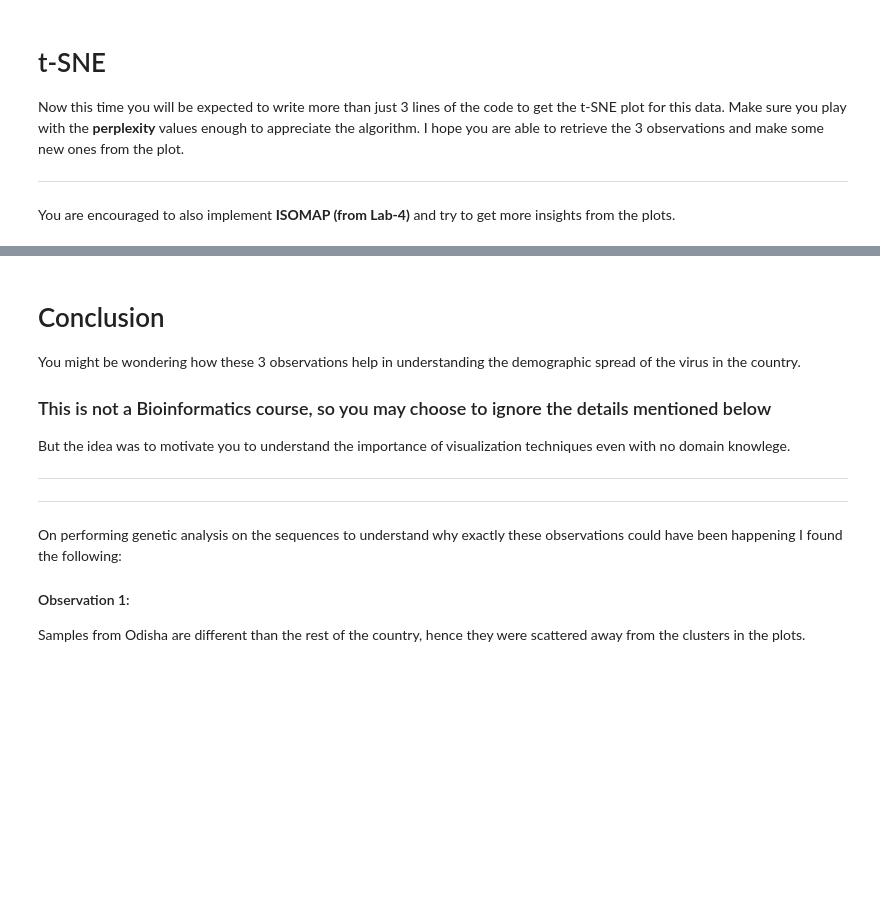
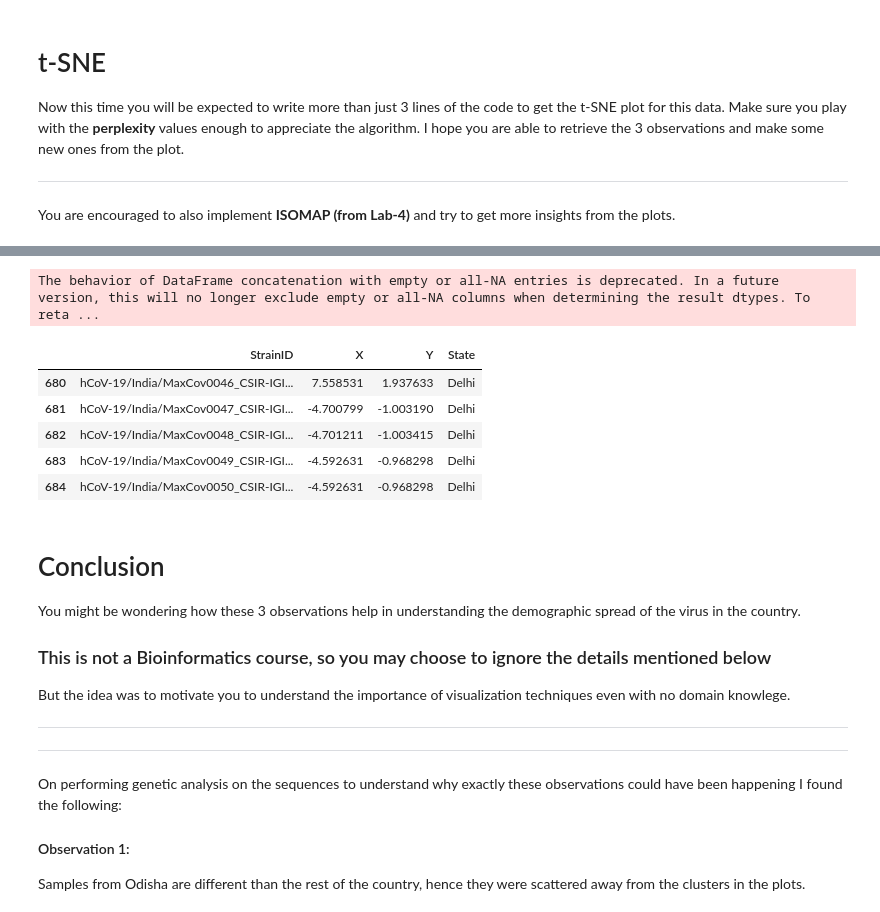
Before and after one commit to siddhu1716/IIIT_Hyderabad_AIML, a Jupyter notebook: AIML_Project_Module_2.ipynb, the cells around one changed output, grey strips where cells are left out. Cells and saved outputs as stored; diff of their text form; code cells hidden in the pictures; blank space fills up the shorter version.

```diff
--- a/AIML_Project_Module_2.ipynb
+++ b/AIML_Project_Module_2.ipynb
@@ -505,0 +567,4 @@ You are encouraged to also implement **ISOMAP (from Lab-4)** and try to get more
+# %%
+from sklearn.manifold import Isomap
+isomap = Isomap(n_components=2, n_neighbors=5)
+isomap_data = isomap.fit_transform(df)
@@ -505,0 +582,26 @@ You are encouraged to also implement **ISOMAP (from Lab-4)** and try to get more
+# %%
+final_df = pd.DataFrame(columns=["StrainID", "X", "Y", "State"])
+pca_df = pd.DataFrame(pca_data, index=[*sequences_name], columns = labels_all)
+
+i = 0
+for sample in pca_df.index:
+
+    dicti = dict()
+
+    dicti["StrainID"] = sample
+    dicti["X"] = isomap_data[i][0]
+    dicti["Y"] = isomap_data[i][1]
+    dicti["State"] = data[data["StrainID"]==sample]["State"].tolist()[0]
+
+    final_df = pd.concat([final_df, pd.DataFrame([dicti])], ignore_index=True)
+    i+=1
+
+final_df.tail()
+# %% [output]
+The behavior of DataFrame concatenation with empty or all-NA entries is deprecated. In a future version, this will no longer exclude empty or all-NA columns when determining the result dtypes. To reta ...
+|  | StrainID | X | Y | State |
+| 680 | hCoV-19/India/MaxCov0046_CSIR-IGI... | 7.558531 | 1.937633 | Delhi |
+| 681 | hCoV-19/India/MaxCov0047_CSIR-IGI... | -4.700799 | -1.003190 | Delhi |
+| 682 | hCoV-19/India/MaxCov0048_CSIR-IGI... | -4.701211 | -1.003415 | Delhi |
+| 683 | hCoV-19/India/MaxCov0049_CSIR-IGI... | -4.592631 | -0.968298 | Delhi |
+| 684 | hCoV-19/India/MaxCov0050_CSIR-IGI... | -4.592631 | -0.968298 | Delhi |
```
Also changed, not shown: parts of 6 cells of this notebook.
